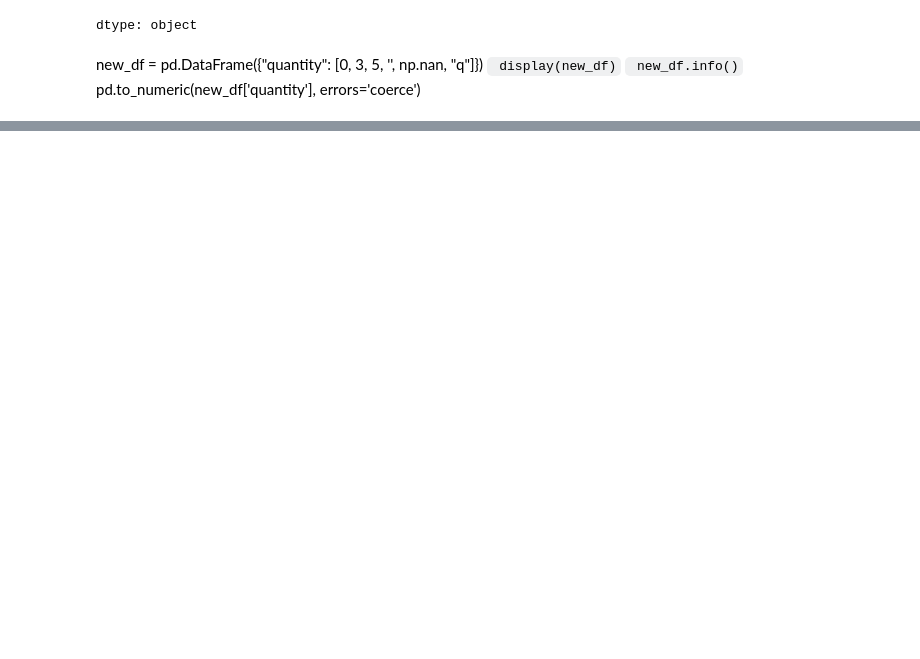
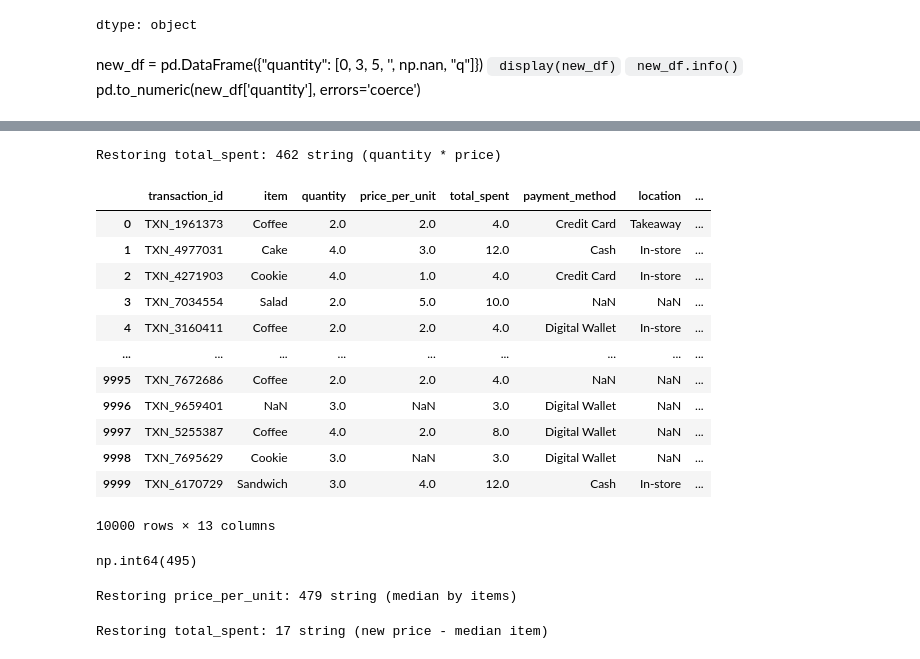
Before and after one commit to NatalieAleksandrova2026/Analysis_Cafe_Sales, a Jupyter notebook: EDA_Cafe_Sales.ipynb, the cells around one changed output, grey strips where cells are left out. Saved outputs shown, nothing was run; the diff lists cells and outputs as text; code cells hidden in the pictures; blank space fills up the shorter version.

```diff
--- a/EDA_Cafe_Sales.ipynb
+++ b/EDA_Cafe_Sales.ipynb
@@ -318 +318,15 @@ Converting columns:
 dtype: object
+# %%
+#Extracting time signatures
+df['year'] = df['transaction_date'].dt.year.astype('Int64')
+df.year
+df['month'] = df['transaction_date'].dt.month.astype('Int64')
+df.month
+# df['month_name'] = df['transaction_name'].dt.month_name()
+df['month_name'] = df['transaction_date'].dt.strftime('%B')
+df.month_name
+df['weekday'] = df['transaction_date'].dt.day_name()
+df['week'] = df['transaction_date'].dt.isocalendar().week.astype('Int64')
+df['week']
+# display(df[['year', 'month', 'month_name', 'weekday', 'week']].dtypes)
+df[['year', 'month', 'month_name', 'weekday', 'week']].head()
@@ -318,0 +340,50 @@ dtype: object
+# %%
+#Restoring total_spent (quantity * price)
+
+mask_recoverable = (
+    df['total_spent'].isna() &
+    df['quantity'].notna() &
+    df['price_per_unit'].notna()
+)
+
+df.loc[mask_recoverable, 'total_spent'] = (
+    df.loc[mask_recoverable, 'quantity'] *
+    df.loc[mask_recoverable, 'price_per_unit']
+)
+print(f'Restoring total_spent: {mask_recoverable.sum()} string (quantity * price)')
+df
+# %% [output]
+Restoring total_spent: 462 string (quantity * price)
+|  | transaction_id | item | quantity | price_per_unit | total_spent | payment_method | location | ... |
+| 0 | TXN_1961373 | Coffee | 2.0 | 2.0 | 4.0 | Credit Card | Takeaway | ... |
+| 1 | TXN_4977031 | Cake | 4.0 | 3.0 | 12.0 | Cash | In-store | ... |
+| 2 | TXN_4271903 | Cookie | 4.0 | 1.0 | 4.0 | Credit Card | In-store | ... |
+| 3 | TXN_7034554 | Salad | 2.0 | 5.0 | 10.0 | NaN | NaN | ... |
+| 4 | TXN_3160411 | Coffee | 2.0 | 2.0 | 4.0 | Digital Wallet | In-store | ... |
+| ... | ... | ... | ... | ... | ... | ... | ... | ... |
+| 9995 | TXN_7672686 | Coffee | 2.0 | 2.0 | 4.0 | NaN | NaN | ... |
+| 9996 | TXN_9659401 | NaN | 3.0 | NaN | 3.0 | Digital Wallet | NaN | ... |
+| 9997 | TXN_5255387 | Coffee | 4.0 | 2.0 | 8.0 | Digital Wallet | NaN | ... |
+| 9998 | TXN_7695629 | Cookie | 3.0 | NaN | 3.0 | Digital Wallet | NaN | ... |
+| 9999 | TXN_6170729 | Sandwich | 3.0 | 4.0 | 12.0 | Cash | In-store | ... |
+10000 rows × 13 columns
+# %%
+(df['total_spent'].notna() & df['quantity'].notna() & df['price_per_unit'].isna() ).sum()
+# %% [output]
+np.int64(495)
+# %%
+# dict of median prices
+price_map = (
+    df.dropna(subset=['item', 'price_per_unit'])
+    .groupby('item')['price_per_unit']
+    .median()
+    .to_dict()
+)
+
+mask_price = df['price_per_unit'].isna() & df['item'].notna()
+df.loc[mask_price, 'price_per_unit'] = df.loc[mask_price, 'item'].map(price_map)
+df[58:59]
+# mask_price.sum()
+print(f'Restoring price_per_unit: {mask_price.sum()} string (median by items)')
+# %% [output]
+Restoring price_per_unit: 479 string (median by items)
@@ -318,0 +396,16 @@ dtype: object
+# %%
+#Restoring total_spent (new_price - median_item)
+
+mask_recoverable2 = (
+    df['total_spent'].isna() &
+    df['quantity'].notna() &
+    df['price_per_unit'].notna()
+)
+
+df.loc[mask_recoverable2, 'total_spent'] = (
+    df.loc[mask_recoverable2, 'quantity'] *
+    df.loc[mask_recoverable2, 'price_per_unit']
+)
+print(f'Restoring total_spent: {mask_recoverable2.sum()} string (new price - median item)')
+# %% [output]
+Restoring total_spent: 17 string (new price - median item)
```
Also changed, not shown: parts of 17 cells of this notebook.
